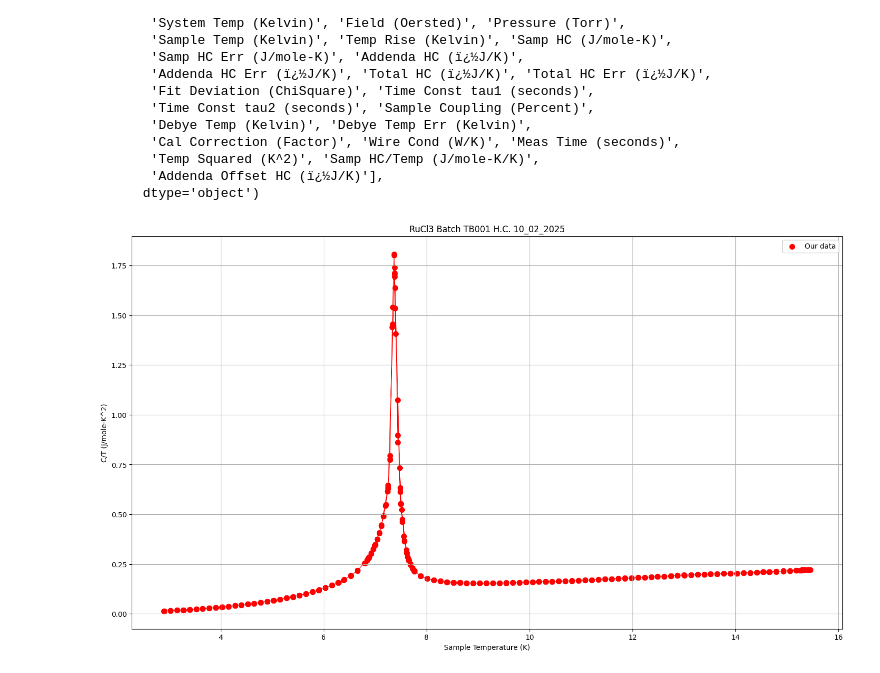
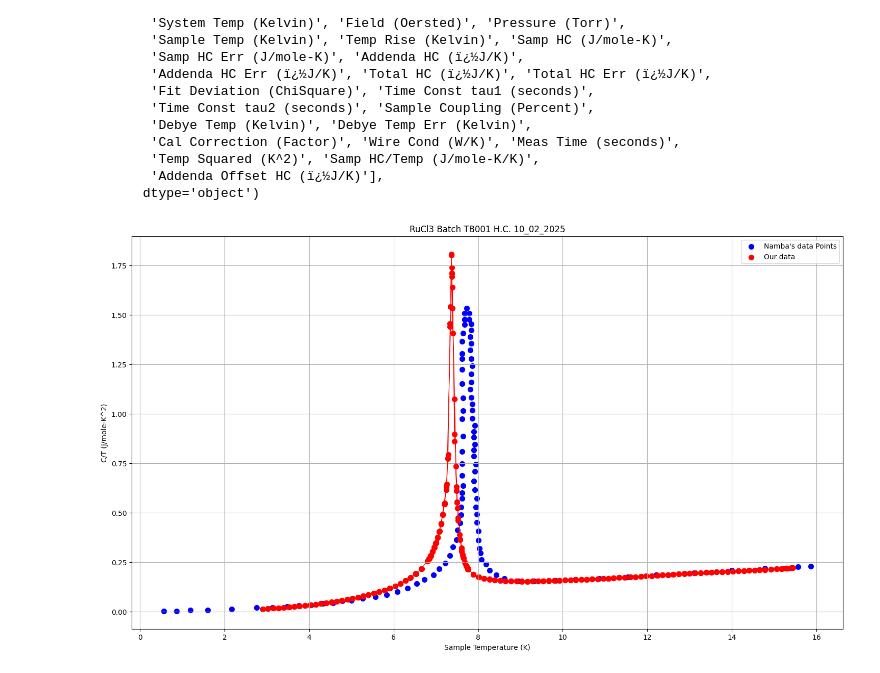
Before and after one commit to Brogan8813/strain-cell, a Jupyter notebook: PPMS_Data_and_Plotting/Plotting/PPMS Plotting.ipynb, the cells around one changed output. Saved outputs shown, nothing was run; the diff lists cells and outputs as text; code cells hidden in the pictures.

Commit message:
plotted namba data for HC vs ours

```diff
--- a/PPMS_Data_and_Plotting/Plotting/PPMS Plotting.ipynb
+++ b/PPMS_Data_and_Plotting/Plotting/PPMS Plotting.ipynb
@@ -347,47 +347,48 @@ Remaining Column Headers are: Index(['Time Stamp (Seconds)', 'Comment ()', 'Syst
       dtype='object')
 # %%
 'Samp HC (J/mole-K)'
-'''
+
 #Namba paperData
-df_ref = pd.read_csv("C:/Users/TXB909/Documents/strain-cell/PPMS_Data_and_Plotting/Data/RuCl3/Data/Namba_raw_data.csv", sep=",", encoding='unicode_escape')
+df_ref = pd.read_csv("C:/Users/TXB909/Documents/strain-cell/PPMS_Data_and_Plotting/Data/RuCl3/Data/Namba_data_HC.csv", sep=",", encoding='unicode_escape')
 x = df_ref.loc[:,'x']
 y = df_ref.loc[:,' y']
+
+x1 = x
 y1 = y
-'''
 
 #our data
 
 sample_mass=0.033 #in g
 molar_mass = 207.43 #in g/mol
 
 
 
 x2 = df_name.loc[:,'Sample Temp (Kelvin)']
 y2 = df_name.loc[:,'Samp HC (J/mole-K)']
 
 #get Specific heat capacity = C/T
 y2 = y2/x2
 
 x2 = x2
 y2 = y2
 
 fig = figure(figsize=(18,10))
-'''
-plt.scatter(x1, y1, s=10,
+
+plt.scatter(x1, y1, s=50,
                 #c='r',
-                facecolors='none', edgecolors= 'b', label = 'Namba\'s data Points')
+                facecolors='b', edgecolors= 'b', label = 'Namba\'s data Points')
 
-'''
+
 
 plt.scatter(x2, y2, s=50,
                 #c='r',
                 facecolors='r', edgecolors= 'r', label = 'Our data')
 plt.plot(x2, y2, c='r', linewidth=0.8)
 plt.title('RuCl3 Batch TB001 H.C. 10_02_2025')
 plt.xlabel('Sample Temperature (K)')
 plt.ylabel('C/T (J/mole-K^2)')
 plt.grid('both')
 plt.legend()
 plt.show()
 # %% [output]
-[figure, old version]
+[figure, new version]
```
